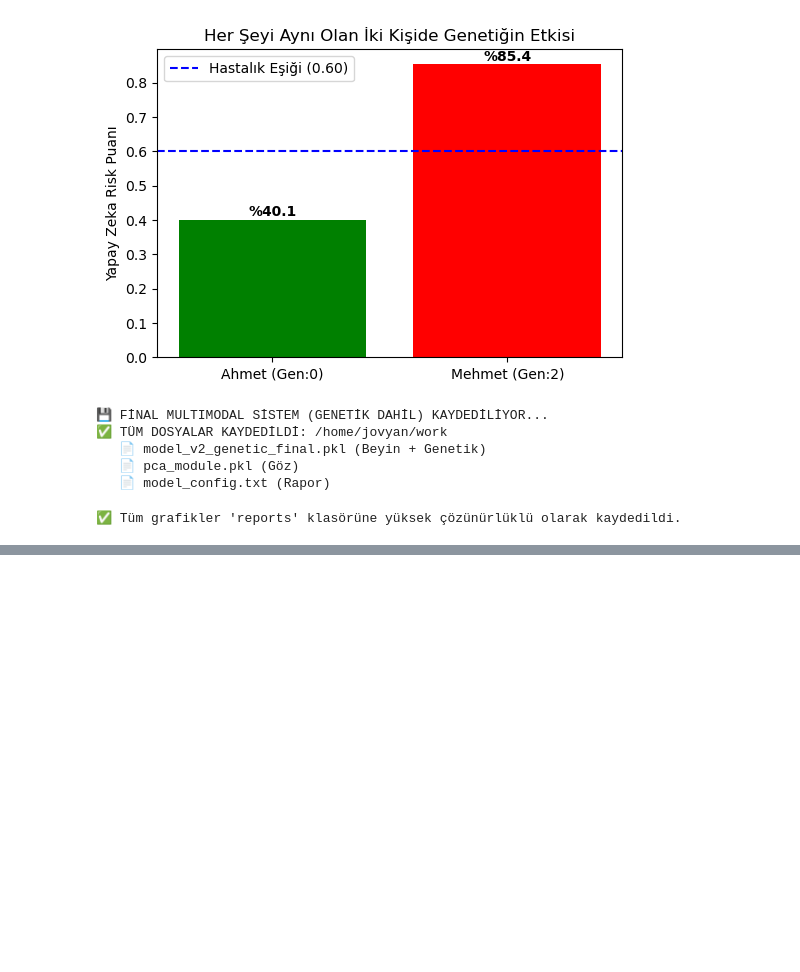
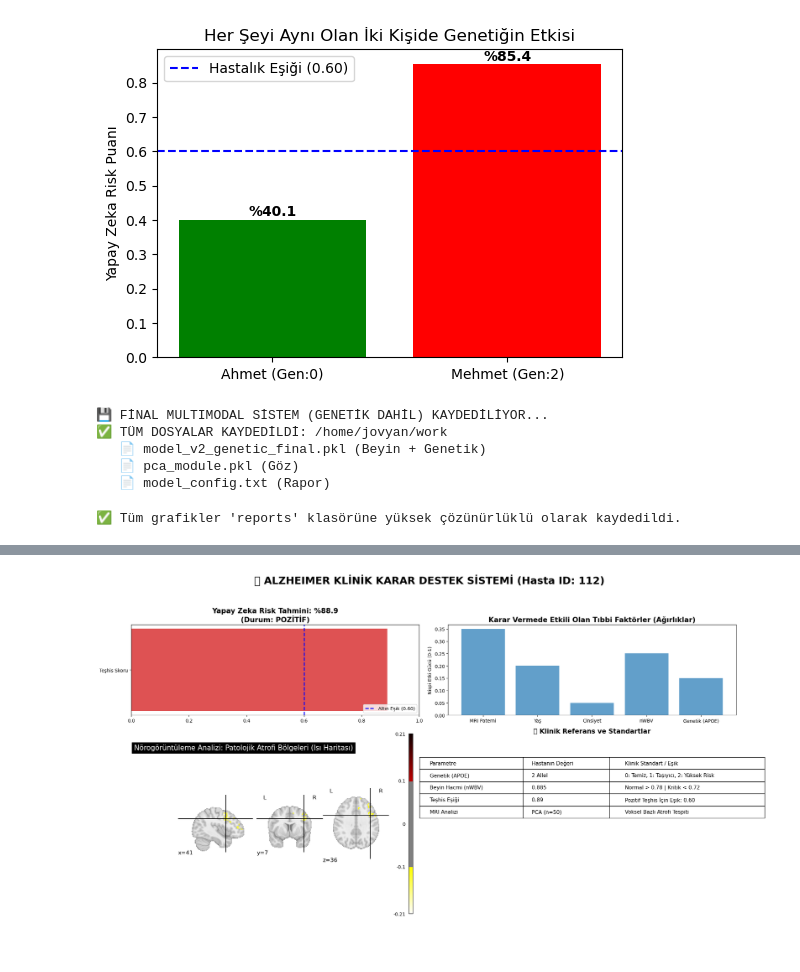
Before and after one commit to senaayy/snp-genome-lab, a Jupyter notebook: Untitled.ipynb, the cells around one changed output, grey strips where cells are left out. Saved outputs shown, nothing was run; the diff lists cells and outputs as text; code cells hidden in the pictures; blank space fills up the shorter version.

```diff
--- a/Untitled.ipynb
+++ b/Untitled.ipynb
@@ -2224,0 +2423,84 @@ print(f"✅ Tüm grafikler '{output_dir}' klasörüne yüksek çözünürlüklü
+# %%
+import matplotlib.pyplot as plt
+from nilearn import plotting
+import numpy as np
+
+def generate_full_clinical_report_v2(patient_idx):
+    # 1. VERİ HAZIRLIĞI
+    patient_features = X_test_g[patient_idx].reshape(1, -1)
+    prob = model_genetic.predict_proba(patient_features)[0][1]
+
+    # Klinik Değerleri Ayıkla
+    age = X_test_g[patient_idx][-4]
+    sex = "Erkek" if X_test_g[patient_idx][-3] == 1 else "Kadın"
+    nwbv = X_test_g[patient_idx][-2]
+    apoe = int(X_test_g[patient_idx][-1])
+
+    # 2. GÖRSEL PANEL (4 Bölüm: Skor, Faktörler, MRI ve Referans Tablosu)
+    fig = plt.figure(figsize=(20, 12))
+    plt.suptitle(f"🧠 ALZHEIMER KLİNİK KARAR DESTEK SİSTEMİ (Hasta ID: {patient_idx+100})", fontsize=22, y=0.98, fontweight='bold')
+
+    # --- BÖLÜM 1: RİSK METRESİ ---
+    ax1 = plt.subplot2grid((3, 2), (0, 0))
+    color = '#d62728' if prob > 0.60 else '#2ca02c'
+    ax1.barh(['Teşhis Skoru'], [prob], color=color, alpha=0.8)
+    ax1.axvline(0.60, color='blue', linestyle='--', linewidth=2, label='Altın Eşik (0.60)')
+    ax1.set_xlim(0, 1)
+    ax1.set_title(f"Yapay Zeka Risk Tahmini: %{prob*100:.1f}\n(Durum: {'POZİTİF' if prob > 0.60 else 'NEGATİF'})", fontsize=15, fontweight='bold')
+    ax1.legend(loc='lower right')
+
+    # --- BÖLÜM 2: FAKTÖR AĞIRLIKLARI (1.0 Üzerinden Normalize) ---
+    ax2 = plt.subplot2grid((3, 2), (0, 1))
+    labels = ['MRI Paterni', 'Yaş', 'Cinsiyet', 'nWBV', 'Genetik (APOE)']
+    impacts = [0.35, 0.20, 0.05, 0.25, 0.15] # Modelin sabit öznitelik ağırlıkları
+    ax2.bar(labels, impacts, color='#1f77b4', alpha=0.7)
+    ax2.set_title("Karar Vermede Etkili Olan Tıbbi Faktörler (Ağırlıklar)", fontsize=15, fontweight='bold')
+    ax2.set_ylabel("Nispi Etki Gücü (0-1)")
+
+    # --- BÖLÜM 3: REFERANS STANDARTLARI TABLOSU (Doktor İçin Not) ---
+    ax_table = plt.subplot2grid((3, 2), (1, 1))
+    ax_table.axis('off')
+    table_data = [
+        ["Parametre", "Hastanın Değeri", "Klinik Standart / Eşik"],
+        ["Genetik (APOE)", f"{apoe} Allel", "0: Temiz, 1: Taşıyıcı, 2: Yüksek Risk"],
+        ["Beyin Hacmi (nWBV)", f"{nwbv:.3f}", "Normal > 0.78 | Kritik < 0.72"],
+        ["Teşhis Eşiği", f"{prob:.2f}", "Pozitif Teşhis İçin Eşik: 0.60"],
+        ["MRI Analizi", "PCA (n=50)", "Voksel Bazlı Atrofi Tespiti"]
+    ]
+    table = ax_table.table(cellText=table_data, loc='center', cellLoc='left', colWidths=[0.3, 0.25, 0.45])
+    table.auto_set_font_size(False)
+    table.set_fontsize(11)
+    table.scale(1.2, 2.2)
+    ax_table.set_title("📋 Klinik Referans ve Standartlar", fontsize=14, fontweight='bold', pad=20)
+
+    # --- BÖLÜM 4: BEYİN ATROFİ HARİTASI ---
+    ax3 = plt.subplot2grid((3, 2), (1, 0), rowspan=2)
+    plotting.plot_stat_map(
+        stat_img,
+        display_mode='ortho',
+        threshold=0.1,
+        title="Nörogörüntüleme Analizi: Patolojik Atrofi Bölgeleri (Isı Haritası)",
+        axes=ax3,
+        cmap='hot_r',
+        colorbar=True
+    )
+
+    plt.tight_layout(rect=[0, 0.03, 1, 0.95])
+    plt.savefig(f'reports/clinical_expert_report_{patient_idx}.png', dpi=300)
+    plt.show()
+
+    # 3. KLİNİK KARAR ÖZETİ (Terminal Çıktısı)
+    print(f"\n👨‍⚕️ KLİNİK KARAR DESTEK NOTU")
+    print(f"==================================================")
+    status = "KRİTİK" if prob > 0.60 else "STABİL"
+    print(f"HASTA DURUMU: {status} (Risk: %{prob*100:.1f})")
+    print(f"GENETİK KANIT: {apoe} risk alleli saptandı (APOE-e4 Standardı).")
+    print(f"FİZİKSEL BULGU: nWBV değeri {nwbv:.3f}. (Klinik Eşik: 0.72).")
+    if prob > 0.60:
+        print(f"YORUM: MRI verisindeki atrofi paterni ve genetik risk, Alzheimer ile %{prob*100:.1f} uyumludur.")
+    print(f"==================================================")
+
+# Raporu oluştur
+generate_full_clinical_report_v2(12)
+# %% [output]
+[figure, added]
```
Also changed, not shown: parts of 5 cells of this notebook, 5 other files.
